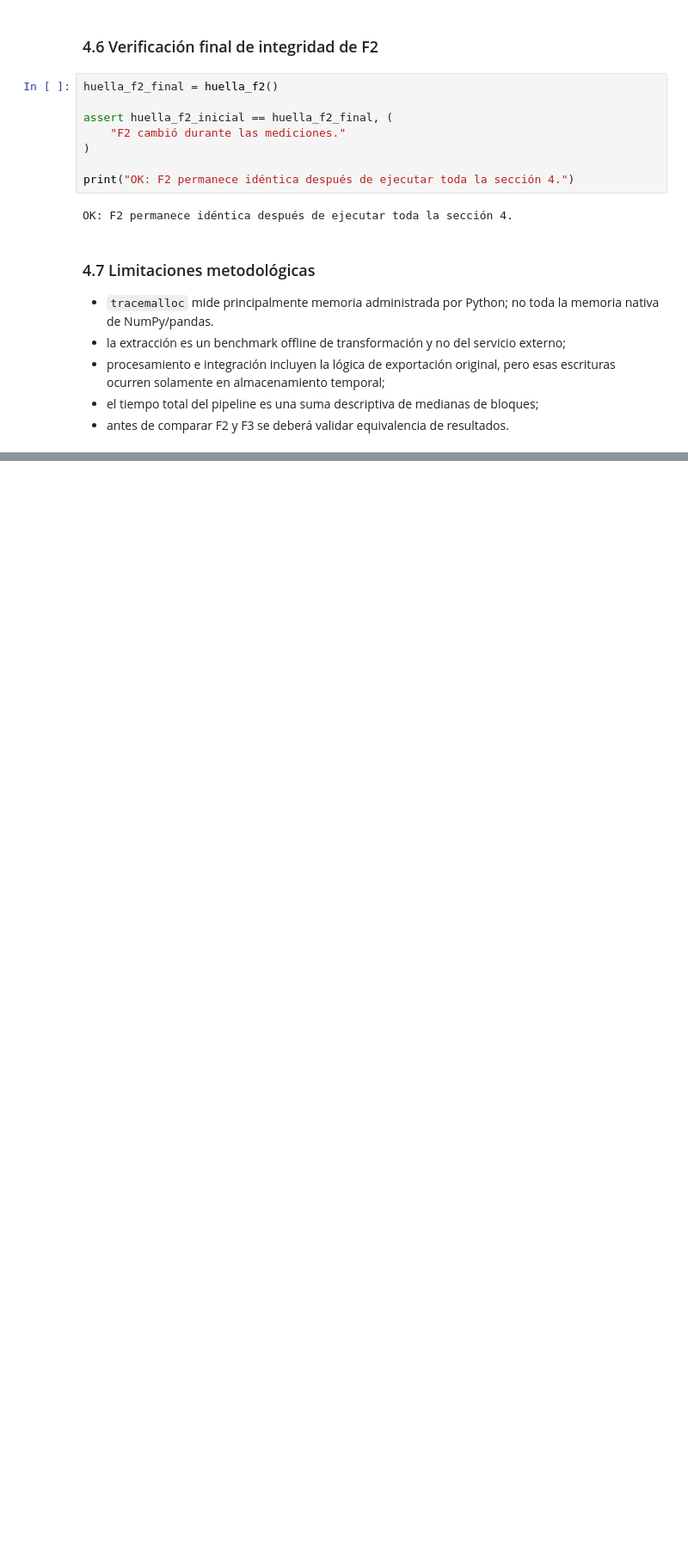
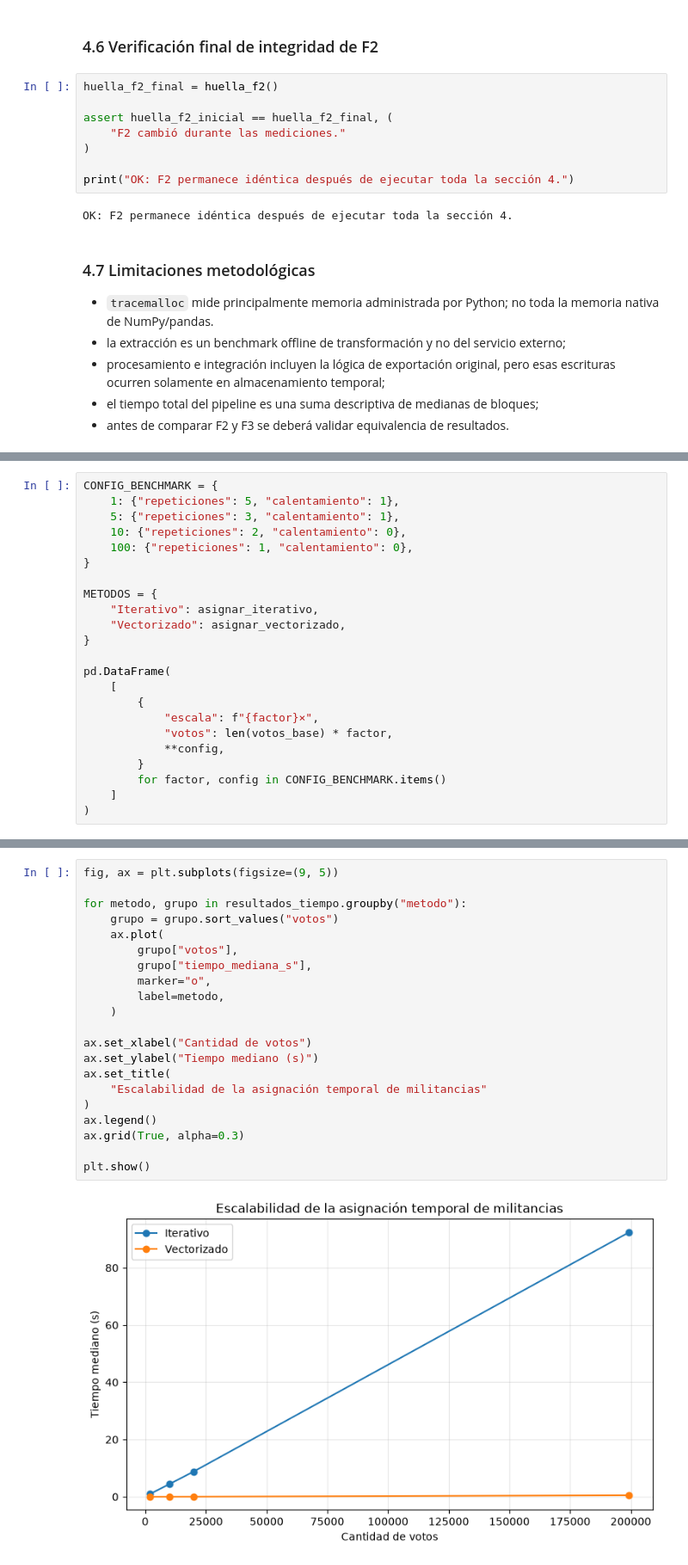
Before and after one commit to joserodriguezc/grupo_1_programacion_ciencia_datos, a Jupyter notebook: F3/notebooks/F3_01_nucleo.ipynb, the cells around one changed output, grey strips where cells are left out. Shown at 86% size. Drawn from its saved outputs; the diff is of its cells as text; blank space fills up the shorter version.

Commit message:
feat(f3): agregar benchmark de escalabilidad al notebook núcleo

```diff
--- a/F3/notebooks/F3_01_nucleo.ipynb
+++ b/F3/notebooks/F3_01_nucleo.ipynb
@@ -621,0 +943,23 @@ OK: F2 permanece idéntica después de ejecutar toda la sección 4.
+# %%
+CONFIG_BENCHMARK = {
+    1: {"repeticiones": 5, "calentamiento": 1},
+    5: {"repeticiones": 3, "calentamiento": 1},
+    10: {"repeticiones": 2, "calentamiento": 0},
+    100: {"repeticiones": 1, "calentamiento": 0},
+}
+
+METODOS = {
+    "Iterativo": asignar_iterativo,
+    "Vectorizado": asignar_vectorizado,
+}
+
+pd.DataFrame(
+    [
+        {
+            "escala": f"{factor}×",
+            "votos": len(votos_base) * factor,
+            **config,
+        }
+        for factor, config in CONFIG_BENCHMARK.items()
+    ]
+)
@@ -621,0 +1129,23 @@ OK: F2 permanece idéntica después de ejecutar toda la sección 4.
+# %%
+fig, ax = plt.subplots(figsize=(9, 5))
+
+for metodo, grupo in resultados_tiempo.groupby("metodo"):
+    grupo = grupo.sort_values("votos")
+    ax.plot(
+        grupo["votos"],
+        grupo["tiempo_mediana_s"],
+        marker="o",
+        label=metodo,
+    )
+
+ax.set_xlabel("Cantidad de votos")
+ax.set_ylabel("Tiempo mediano (s)")
+ax.set_title(
+    "Escalabilidad de la asignación temporal de militancias"
+)
+ax.legend()
+ax.grid(True, alpha=0.3)
+
+plt.show()
+# %% [output]
+[figure, added]
```
Also changed, not shown: parts of 45 cells of this notebook.
